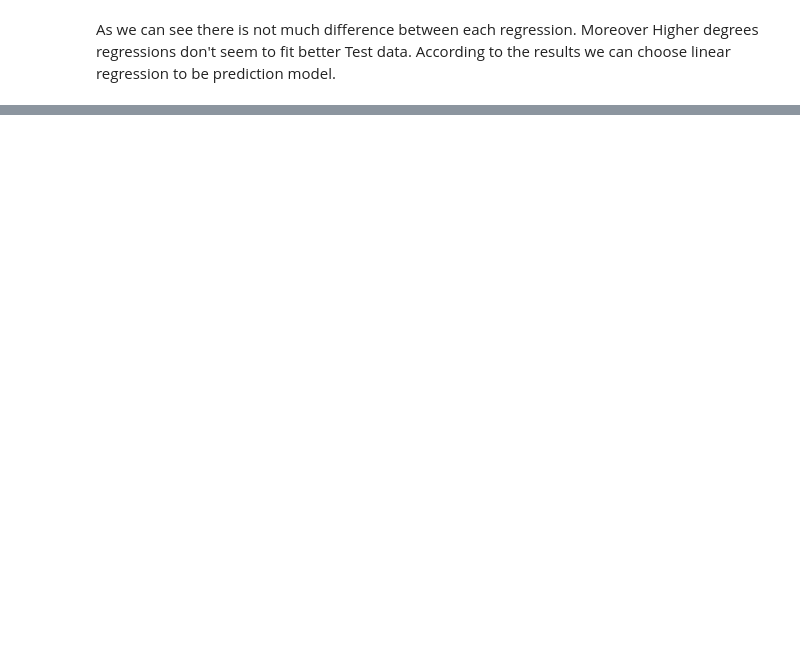
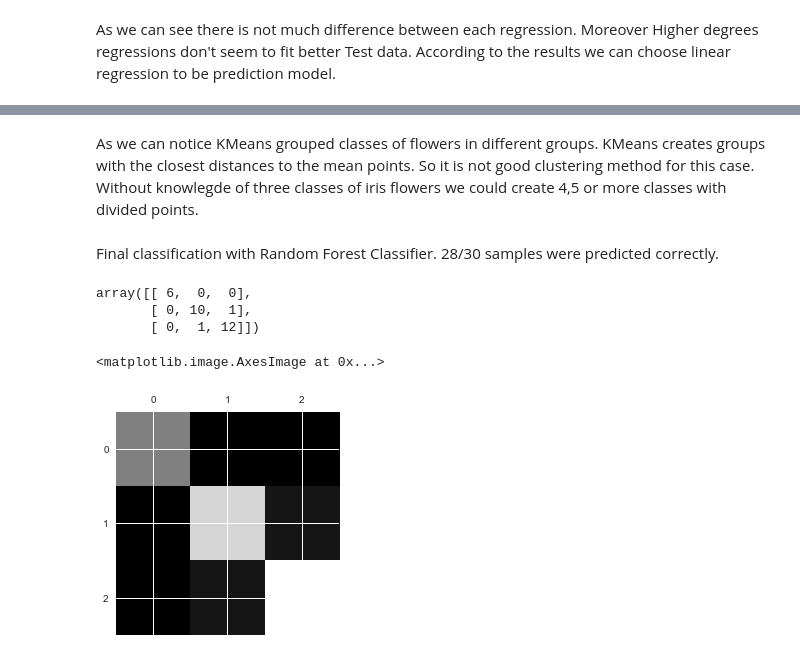
Before and after one commit to kuba1stach/Iris-dataset, a Jupyter notebook: iris.ipynb, the cells around one changed output, grey strips where cells are left out. Saved outputs shown, nothing was run; the diff lists cells and outputs as text; code cells hidden in the pictures; blank space fills up the shorter version.

Commit message:
readme, randomforest
Adding random forest classifier + readme

```diff
--- a/iris.ipynb
+++ b/iris.ipynb
@@ -213,0 +238,18 @@ plt.show()
+# %% [markdown]
+As we can notice KMeans grouped classes of flowers in different groups. KMeans creates groups with the closest distances to the mean points. So it is not good clustering method for this case. Without knowlegde of three classes of iris flowers we could create 4,5 or more classes with divided points.
+# %% [markdown]
+Final classification with Random Forest Classifier. 28/30 samples were predicted correctly.
+# %%
+forest_clf = RandomForestClassifier(random_state = 42)
+forest_clf.fit(trainD, trainT)
+final_predictions = forest_clf.predict(testD)
+
+conf_mx = confusion_matrix(testT, final_predictions)
+display(conf_mx)
+plt.matshow(conf_mx, cmap=plt.cm.gray)
+# %% [output]
+array([[ 6,  0,  0],
+       [ 0, 10,  1],
+       [ 0,  1, 12]])
+<matplotlib.image.AxesImage at 0x...>
+[figure, added]
```
Also changed, not shown: parts of 17 cells of this notebook, 1 other file.
